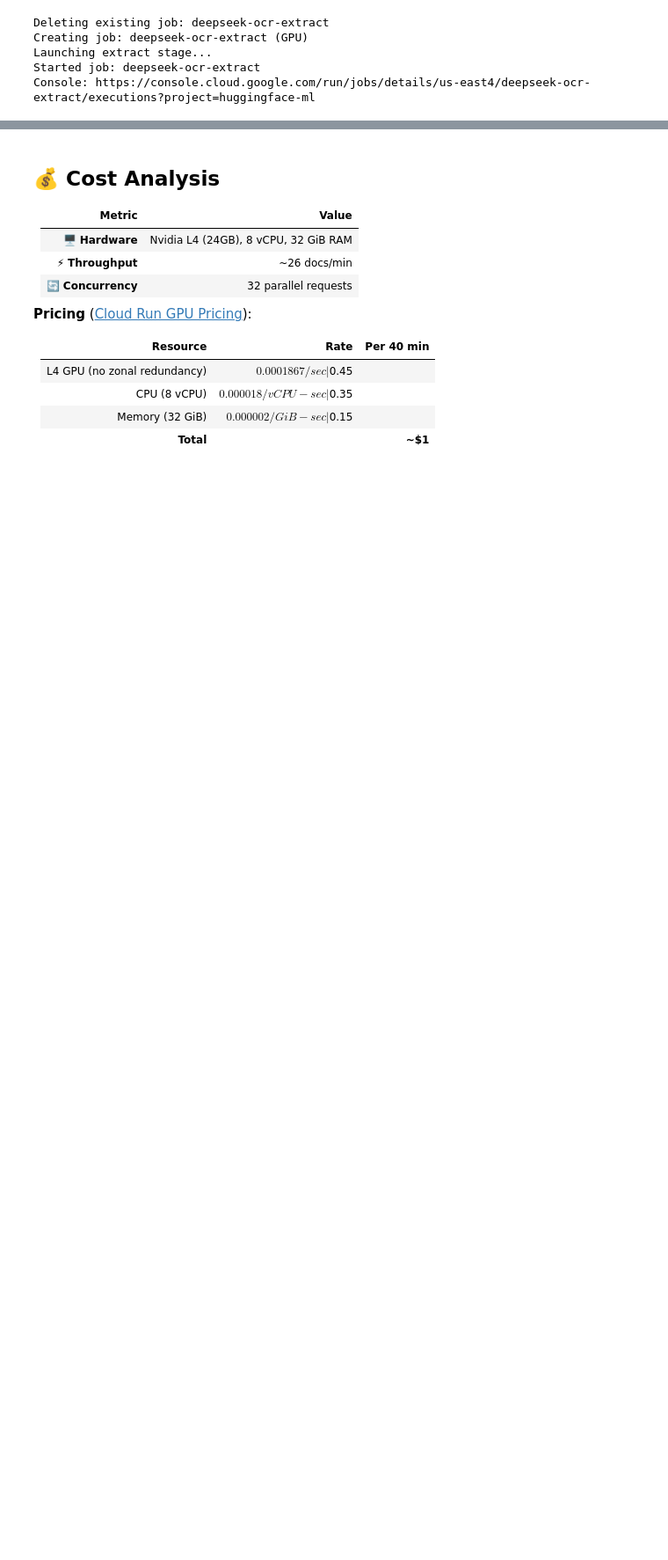
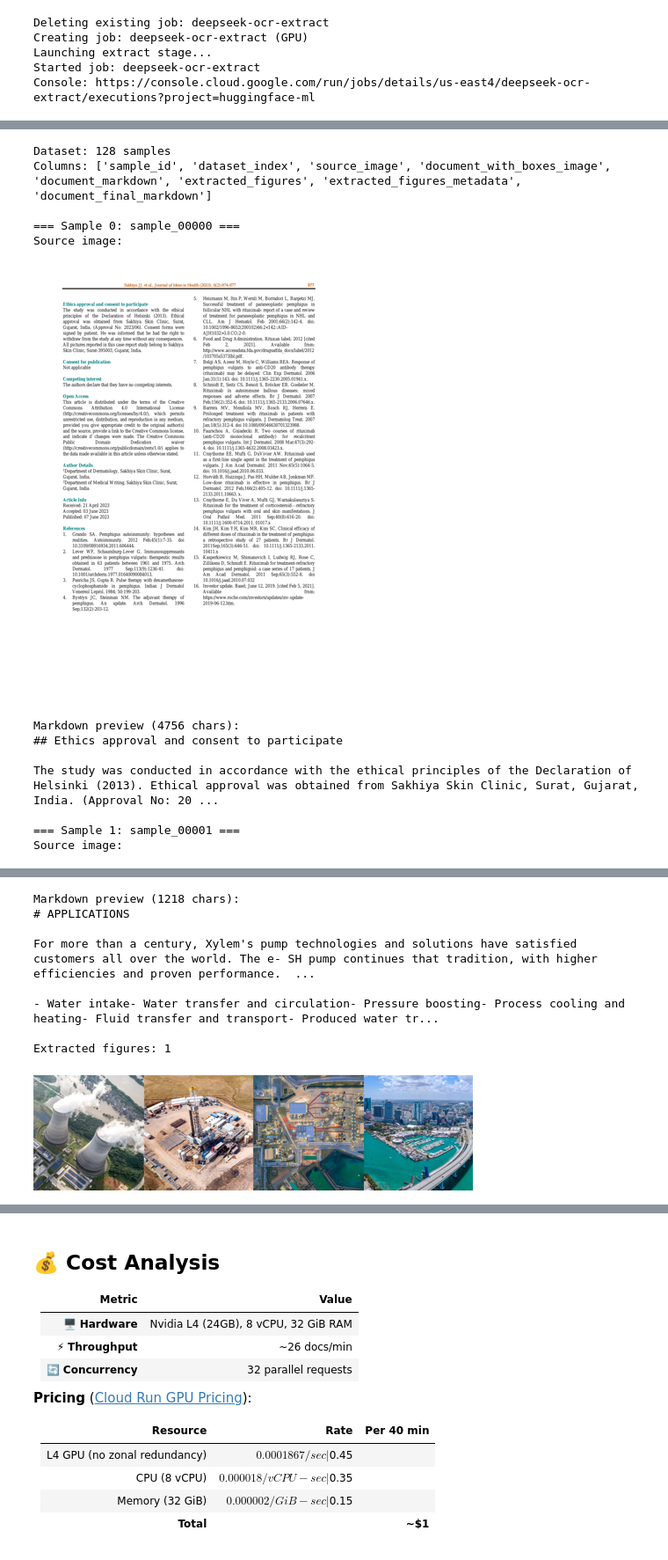
Before and after one commit to fgbelidji/llm-lab, a Jupyter notebook: batch-ocr-inference/google-cloud-run/gcr-jobs-pipeline.ipynb, the cells around one changed output, grey strips where cells are left out. Shown at 88% size. Saved outputs shown, nothing was run; the diff lists cells and outputs as text; code cells hidden in the pictures; blank space fills up the shorter version.

```diff
--- a/batch-ocr-inference/google-cloud-run/gcr-jobs-pipeline.ipynb
+++ b/batch-ocr-inference/google-cloud-run/gcr-jobs-pipeline.ipynb
@@ -495,4 +599,18 @@ print(f"Describe stage completed: {describe_result['status']}")
 # %%
 # Load and display samples after Describe
 ds_describe = load_dataset_from_gcs(f"{GCS_OUTPUT_URI}/dataset")
-#display_samples(ds_describe, num_samples=2)
+display_samples(ds_describe, num_samples=2)
+# %% [output]
+Dataset: 128 samples
+Columns: ['sample_id', 'dataset_index', 'source_image', 'document_with_boxes_image', 'document_markdown', 'extracted_figures', 'extracted_figures_metadata', 'document_final_markdown']
+
+=== Sample 0: sample_00000 ===
+Source image:
+[figure, added]
+Markdown preview (4756 chars):
+## Ethics approval and consent to participate
+
+The study was conducted in accordance with the ethical principles of the Declaration of Helsinki (2013). Ethical approval was obtained from Sakhiya Skin Clinic, Surat, Gujarat, India. (Approval No: 20 ...
+
+=== Sample 1: sample_00001 ===
+Source image:
@@ -498,0 +618,9 @@ ds_describe = load_dataset_from_gcs(f"{GCS_OUTPUT_URI}/dataset")
+Markdown preview (1218 chars):
+# APPLICATIONS
+
+For more than a century, Xylem's pump technologies and solutions have satisfied customers all over the world. The e- SH pump continues that tradition, with higher efficiencies and proven performance.  ...
+
+- Water intake- Water transfer and circulation- Pressure boosting- Process cooling and heating- Fluid transfer and transport- Produced water tr...
+
+Extracted figures: 1
+[figure, added]
```
Also changed, not shown: parts of 20 cells of this notebook.
